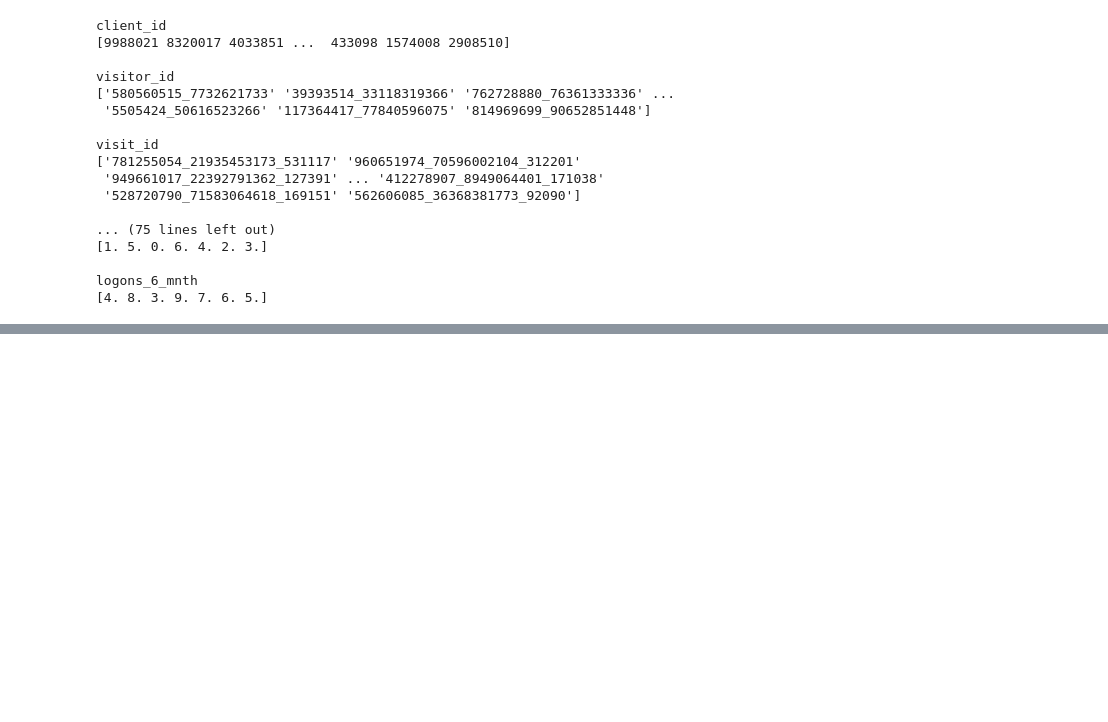
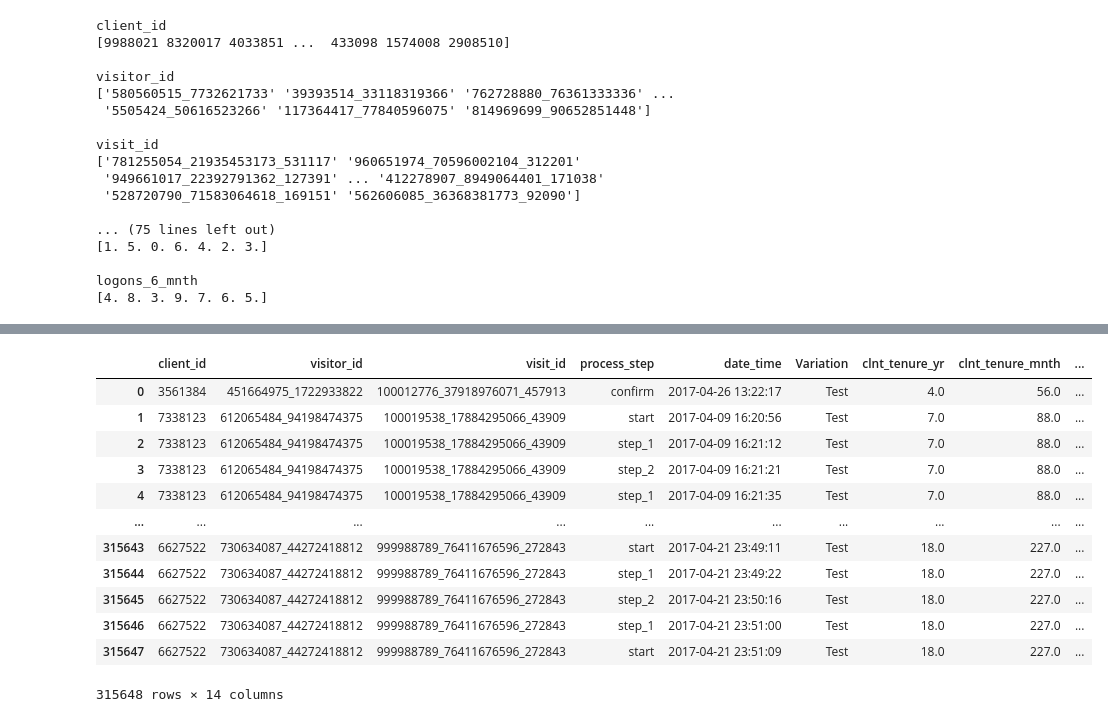
Before and after one commit to marlene-alcobendas/Project5_ABtesting_PowerBI, a Jupyter notebook: ABtesting.ipynb, the cells around one changed output, grey strips where cells are left out. Cells and saved outputs as stored; diff of their text form; code cells hidden in the pictures; blank space fills up the shorter version.

```diff
--- a/ABtesting.ipynb
+++ b/ABtesting.ipynb
@@ -236,0 +267,44 @@ logons_6_mnth
+# %%
+# 1) visit_id con confirm duplicado
+visits_with_dup_confirm = (
+    df_analysis.loc[mask_confirm]
+    .groupby("visit_id")
+    .size()
+    .loc[lambda s: s > 1]
+    .index
+)
+# %%
+# 2) confirm más antiguo por visit_id (solo para visitas con duplicados)
+confirms_sorted = (
+    df_analysis.loc[mask_confirm & df_analysis["visit_id"].isin(visits_with_dup_confirm)]
+    .sort_values(["visit_id", "date_time"], kind="mergesort")
+)
+
+idx_keep_oldest_confirm = confirms_sorted.groupby("visit_id", sort=False).head(1).index
+# %%
+# 3rd : Drop re-confirm duplicados
+df_analysis = (
+    df_analysis[
+        (~mask_confirm) |
+        (mask_confirm & ~df_analysis["visit_id"].isin(visits_with_dup_confirm)) |
+        (mask_confirm & df_analysis["visit_id"].isin(visits_with_dup_confirm) & df_analysis.index.isin(idx_keep_oldest_confirm))
+    ]
+    .sort_values(["visit_id", "date_time"], kind="mergesort")
+    .reset_index(drop=True)
+)
+
+df_analysis
+# %% [output]
+|  | client_id | visitor_id | visit_id | process_step | date_time | Variation | clnt_tenure_yr | clnt_tenure_mnth | ... |
+| 0 | 3561384 | 451664975_1722933822 | 100012776_37918976071_457913 | confirm | 2017-04-26 13:22:17 | Test | 4.0 | 56.0 | ... |
+| 1 | 7338123 | 612065484_94198474375 | 100019538_17884295066_43909 | start | 2017-04-09 16:20:56 | Test | 7.0 | 88.0 | ... |
+| 2 | 7338123 | 612065484_94198474375 | 100019538_17884295066_43909 | step_1 | 2017-04-09 16:21:12 | Test | 7.0 | 88.0 | ... |
+| 3 | 7338123 | 612065484_94198474375 | 100019538_17884295066_43909 | step_2 | 2017-04-09 16:21:21 | Test | 7.0 | 88.0 | ... |
+| 4 | 7338123 | 612065484_94198474375 | 100019538_17884295066_43909 | step_1 | 2017-04-09 16:21:35 | Test | 7.0 | 88.0 | ... |
+| ... | ... | ... | ... | ... | ... | ... | ... | ... | ... |
+| 315643 | 6627522 | 730634087_44272418812 | 999988789_76411676596_272843 | start | 2017-04-21 23:49:11 | Test | 18.0 | 227.0 | ... |
+| 315644 | 6627522 | 730634087_44272418812 | 999988789_76411676596_272843 | step_1 | 2017-04-21 23:49:22 | Test | 18.0 | 227.0 | ... |
+| 315645 | 6627522 | 730634087_44272418812 | 999988789_76411676596_272843 | step_2 | 2017-04-21 23:50:16 | Test | 18.0 | 227.0 | ... |
+| 315646 | 6627522 | 730634087_44272418812 | 999988789_76411676596_272843 | step_1 | 2017-04-21 23:51:00 | Test | 18.0 | 227.0 | ... |
+| 315647 | 6627522 | 730634087_44272418812 | 999988789_76411676596_272843 | start | 2017-04-21 23:51:09 | Test | 18.0 | 227.0 | ... |
+315648 rows × 14 columns
```
Also changed, not shown: parts of 23 cells of this notebook.
